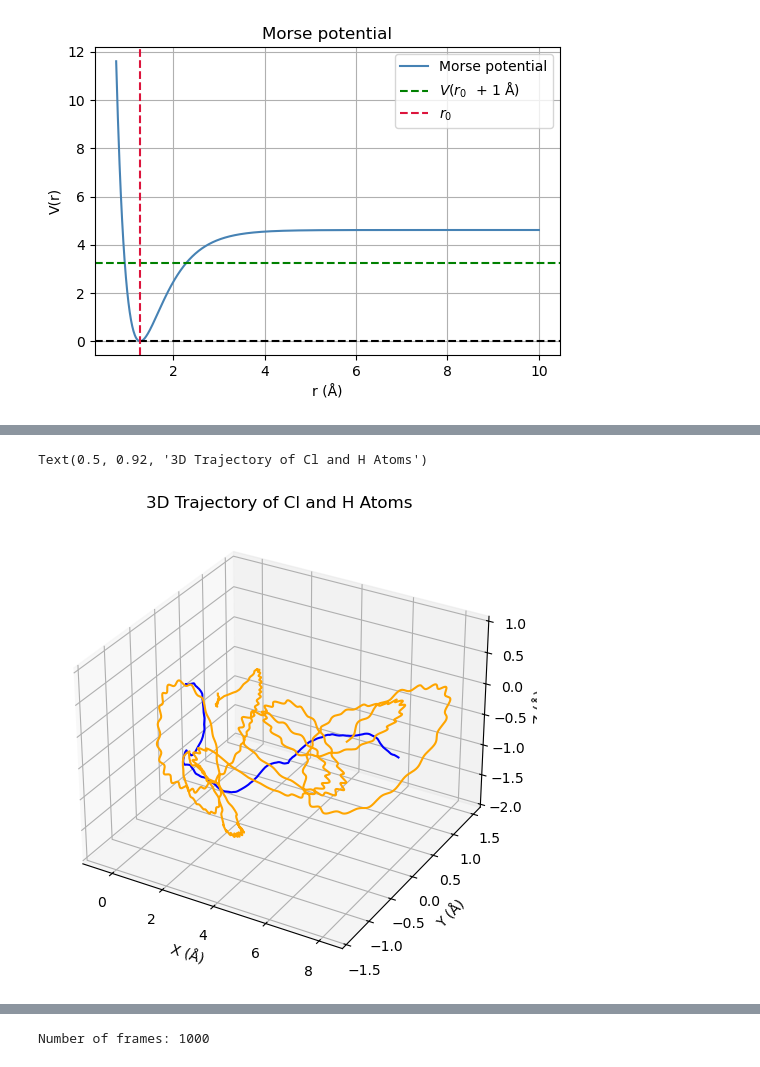
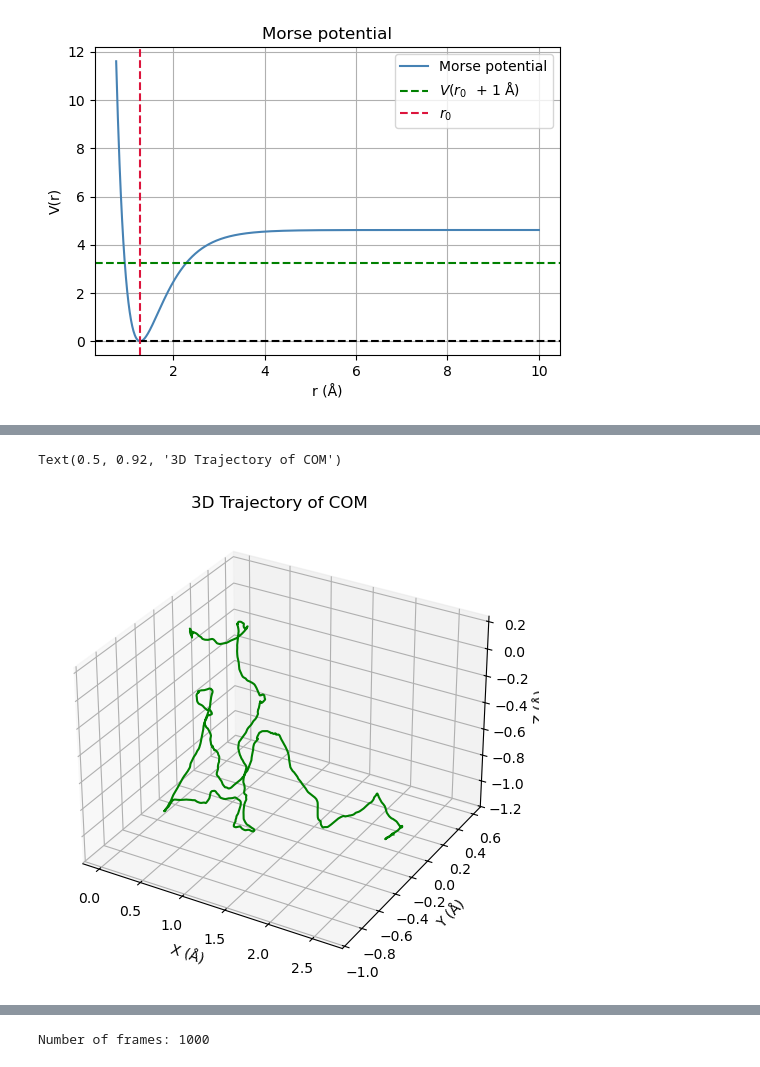
Before and after one commit to JeanCHDJdev/md-langevin, a Jupyter notebook: nb/simulation.ipynb, the cells around one changed output, grey strips where cells are left out. Drawn from its saved outputs; the diff is of its cells as text; code cells hidden in the pictures.

```diff
--- a/nb/simulation.ipynb
+++ b/nb/simulation.ipynb
@@ -33,19 +33,21 @@ plt.legend(loc='upper right')
 [figure]
 # %%
 importlib.reload(lg)
-T = 300  # K
-dt = 2e-16  # s
+T = 500  # K
+dt = 1e-15 # s
 gamma = 5e11  # 1/s
 potential_type = 'morse'
 seed = 4
 mode = 'langevin'
-filename = fs.get_simulations_dir() / f'mode_{mode}_pot_{potential_type}_gamma_{int(gamma/1e9)}e9_T{T}_seed_{seed}_dt{dt*1e16}e-16.npz'
+r_init = sim.r_0
+filename = fs.get_simulations_dir() / f'mode_{mode}_pot_{potential_type}_gamma_{int(gamma/1e9)}e9_T{T}_seed_{seed}_dt{dt*1e16}e-16_r_init_{r_init}A.npz'
 # %%
 importlib.reload(lg)
-if not filename.with_suffix('.npz').exists():
+overwrite = True
+if not filename.with_suffix('.npz').exists() or overwrite:
     sim = lg.Langevin3D(seed=seed, T=T, dt=dt, potential=potential_type, gamma=gamma)
     data, run_opt = sim.run(
-        n_steps=40000, r_init=sim.r_0, mode='langevin', do_byproducts=True, filename=filename
+        n_steps=2e4, r_init=r_init, mode='langevin', do_byproducts=True, filename=filename
         )
 else:
     sim, data = lg.Langevin3D.load_from_file(filename)
@@ -82,15 +92,17 @@ plt.xlim(0, 0.5 * time[-1])
 # %%
 ## 3D position of r_Cl, r_H over time
 r_cl = data['r_Cl']
 r_h = data['r_H']
+r_cm = (sim.m_H * r_h + sim.m_Cl * r_cl) / (sim.m_H + sim.m_Cl)
 fig = plt.figure(figsize=(8, 6))
 ax = fig.add_subplot(111, projection='3d')
-ax.plot(r_cl[:, 0], r_cl[:, 1], r_cl[:, 2], color='blue', label='Cl')
-ax.plot(r_h[:, 0], r_h[:, 1], r_h[:, 2], color='orange', label='H')
+#ax.plot(r_cl[:, 0], r_cl[:, 1], r_cl[:, 2], color='blue', label='Cl')
+#ax.plot(r_h[:, 0], r_h[:, 1], r_h[:, 2], color='orange', label='H')
+ax.plot(r_cm[:, 0], r_cm[:, 1], r_cm[:, 2], color='green', label='Center of Mass')
 ax.set_xlabel('X (Å)')
 ax.set_ylabel('Y (Å)')
 ax.set_zlabel('Z (Å)')
-ax.set_title('3D Trajectory of Cl and H Atoms')
+ax.set_title('3D Trajectory of COM')
 # %% [output]
-Text(0.5, 0.92, '3D Trajectory of Cl and H Atoms')
+Text(0.5, 0.92, '3D Trajectory of COM')
-[figure, old version]
+[figure, new version]
```
Also changed, not shown: parts of 3 cells of this notebook, 1 other file.
